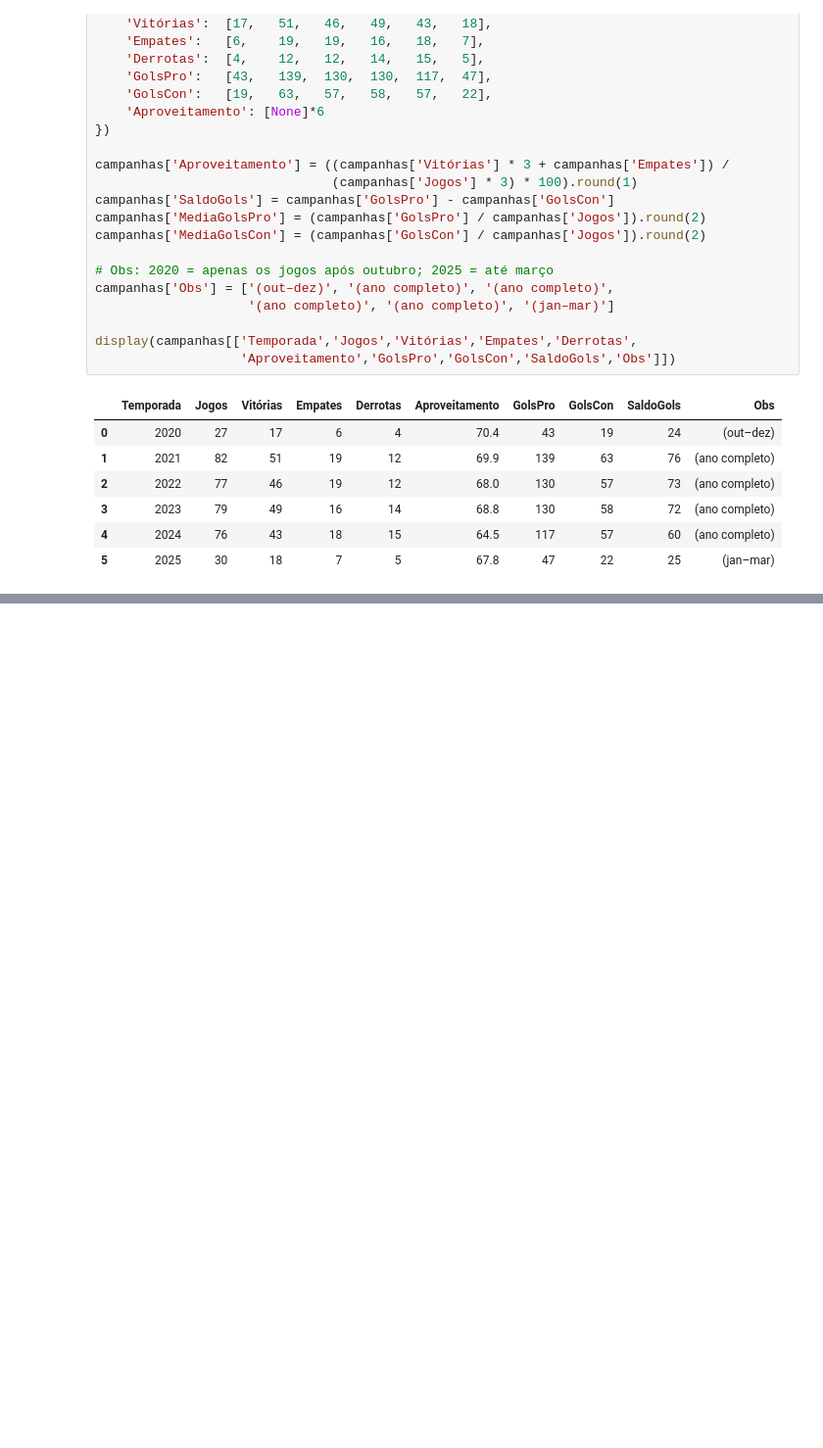
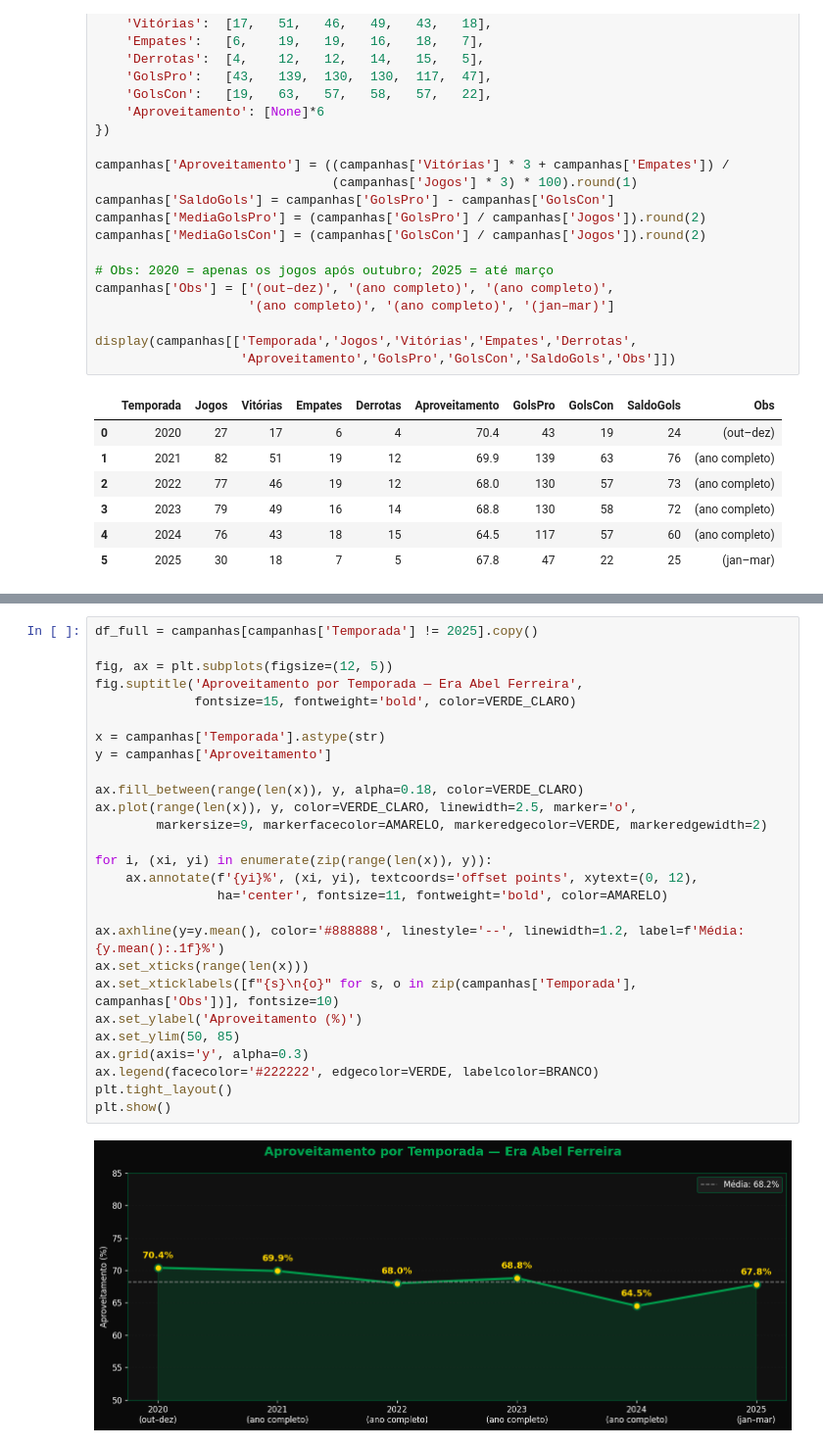
Before and after one commit to mjrd05/Projeto_Aproveitamento, a Jupyter notebook: Aproveitamento Abel.ipynb, the cells around one changed output, grey strips where cells are left out. Shown at 98% size. Cells and saved outputs as stored; diff of their text form; blank space fills up the shorter version.

```diff
--- a/Aproveitamento Abel.ipynb
+++ b/Aproveitamento Abel.ipynb
@@ -72,0 +139,29 @@ display(campanhas[['Temporada','Jogos','Vitórias','Empates','Derrotas',
+# %%
+df_full = campanhas[campanhas['Temporada'] != 2025].copy()
+
+fig, ax = plt.subplots(figsize=(12, 5))
+fig.suptitle('Aproveitamento por Temporada — Era Abel Ferreira',
+             fontsize=15, fontweight='bold', color=VERDE_CLARO)
+
+x = campanhas['Temporada'].astype(str)
+y = campanhas['Aproveitamento']
+
+ax.fill_between(range(len(x)), y, alpha=0.18, color=VERDE_CLARO)
+ax.plot(range(len(x)), y, color=VERDE_CLARO, linewidth=2.5, marker='o',
+        markersize=9, markerfacecolor=AMARELO, markeredgecolor=VERDE, markeredgewidth=2)
+
+for i, (xi, yi) in enumerate(zip(range(len(x)), y)):
+    ax.annotate(f'{yi}%', (xi, yi), textcoords='offset points', xytext=(0, 12),
+                ha='center', fontsize=11, fontweight='bold', color=AMARELO)
+
+ax.axhline(y=y.mean(), color='#888888', linestyle='--', linewidth=1.2, label=f'Média: {y.mean():.1f}%')
+ax.set_xticks(range(len(x)))
+ax.set_xticklabels([f"{s}\n{o}" for s, o in zip(campanhas['Temporada'], campanhas['Obs'])], fontsize=10)
+ax.set_ylabel('Aproveitamento (%)')
+ax.set_ylim(50, 85)
+ax.grid(axis='y', alpha=0.3)
+ax.legend(facecolor='#222222', edgecolor=VERDE, labelcolor=BRANCO)
+plt.tight_layout()
+plt.show()
+# %% [output]
+[figure, added]
```
Also changed, not shown: parts of 3 cells of this notebook.
